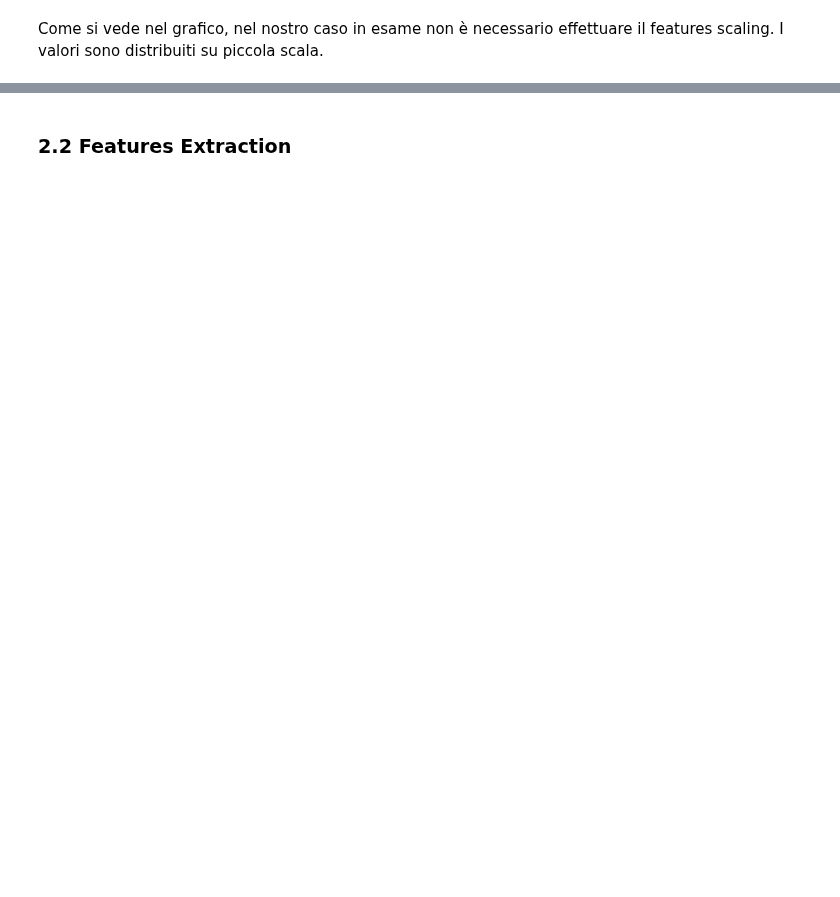
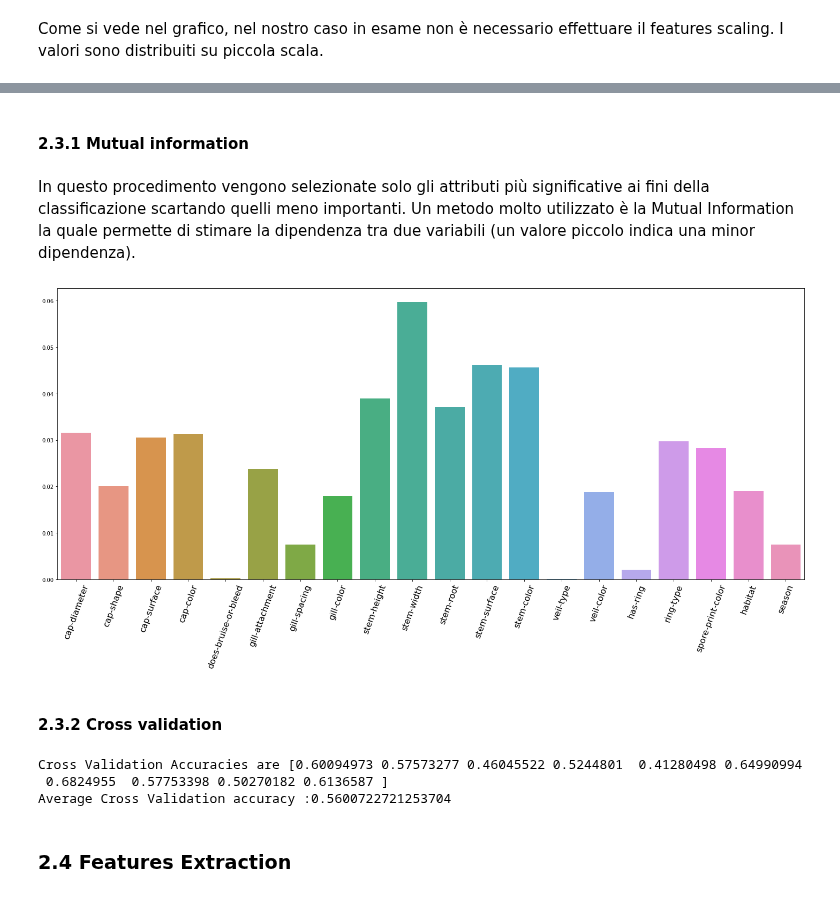
Before and after one commit to msalvati1997/mushrooms_classificator, a Jupyter notebook: mushroom.ipynb, the cells around one changed output, grey strips where cells are left out. Saved outputs shown, nothing was run; the diff lists cells and outputs as text; code cells hidden in the pictures; blank space fills up the shorter version.

```diff
--- a/mushroom.ipynb
+++ b/mushroom.ipynb
@@ -397,2 +511,59 @@ from sklearn.feature_selection import SelectKBest, f_classif, VarianceThreshold,
+# %% [markdown]
+#### 2.3.1 Mutual information
+# %% [markdown]
+In questo procedimento vengono selezionate solo gli attributi più significative ai fini della classificazione scartando quelli meno importanti. Un metodo molto utilizzato è la Mutual Information la quale permette di stimare la dipendenza tra due variabili (un valore piccolo indica una minor dipendenza).
+# %%
+from sklearn.model_selection import train_test_split
+from sklearn.preprocessing import MinMaxScaler, RobustScaler, StandardScaler
+from sklearn.feature_selection import SelectKBest, f_classif, VarianceThreshold, mutual_info_classif, mutual_info_classif
+
+#Dividiamo gli attributi dalla classe target
+X = df.drop(['class'], axis=1)
+Y=df['class']
+y = np.array(Y,dtype = 'float32')
+x = np.array(X,dtype = 'float32')
+
+x_train, x_test, y_train, y_test = train_test_split(x,y, train_size=.8)
+
+
+scaler = StandardScaler()
+d = scaler.fit_transform(x_train)
+g = scaler.transform(x_test)
+names = X.columns
+x_train_scaled = pd.DataFrame(d, columns = names)
+x_test_scaled = pd.DataFrame(g, columns = names)
+
+
+model = SelectKBest(mutual_info_classif)
+model.fit(x_train_scaled, y_train)
+x_train_selected_mi = model.transform(x_train_scaled)
+x_train_scaled_mi = model.transform(x_train_scaled)
+x_test_scaled_mi = model.transform(x_test_scaled)
+
+
+mi = mutual_info_classif(x_train_scaled,y_train)
+f, ax = plt.subplots(figsize=(25, 10))
+sns.barplot(x=X.columns , y=mi)
+plt.xticks(rotation = 70 , fontsize=16)
+plt.show()
+# %% [output]
+[figure, added]
+# %% [markdown]
+#### 2.3.2 Cross validation
+# %%
+#5-fold cross validation
+from sklearn.model_selection import cross_val_score,KFold
+from sklearn.linear_model import LogisticRegression
+X = df.drop(['class'], axis=1)
+Y=df['class']
+logreg=LogisticRegression()
+kf=KFold(n_splits=10)
+score=cross_val_score(logreg,X,Y,cv=kf)
+print("Cross Validation Accuracies are {}".format(score))
+print("Average Cross Validation accuracy :{}".format(score.mean()))
+# %% [output]
+Cross Validation Accuracies are [0.60094973 0.57573277 0.46045522 0.5244801  0.41280498 0.64990994
+ 0.6824955  0.57753398 0.50270182 0.6136587 ]
+Average Cross Validation accuracy :0.5600722721253704
 # %% [markdown]
-### 2.2 Features Extraction
+### 2.4 Features Extraction
```
Also changed, not shown: parts of 43 cells of this notebook.
